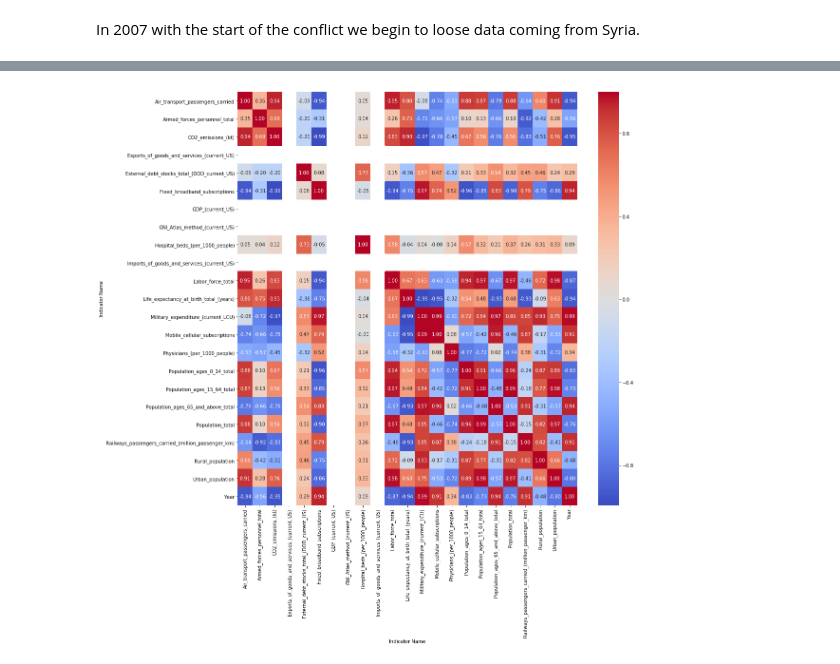
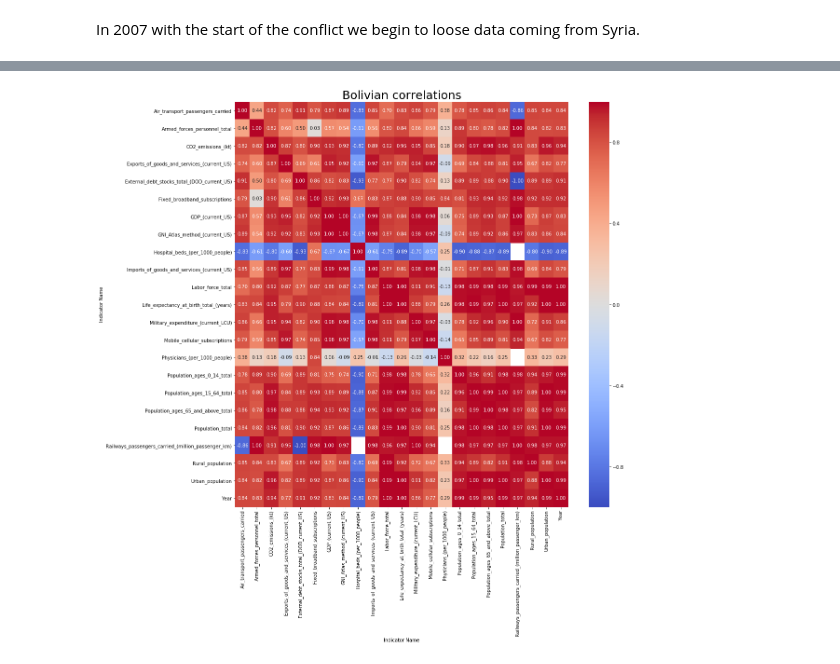
Before and after one commit to VicenteMolina/what-would-have-happened-if, a Jupyter notebook: Data_treatment.ipynb, the cells around one changed output, grey strips where cells are left out. Cells and saved outputs as stored; diff of their text form; code cells hidden in the pictures.

```diff
--- a/Data_treatment.ipynb
+++ b/Data_treatment.ipynb
@@ -291,8 +309,9 @@ df_syria_00.corr()
 # %%
 plt.figure(figsize=(16,16))
-sns.heatmap(data=df_syria_00.corr(),annot=True,fmt='.2f',cmap='coolwarm')
+sns.heatmap(data=df_bolivia.corr(),annot=True,fmt='.2f',cmap='coolwarm')
+plt.title("Bolivian correlations", fontsize = 25)
 plt.show()
 # %% [output]
-[figure, old version]
+[figure, new version]
 # %%
 plt.figure(figsize=(16,16))
```
Also changed, not shown: parts of 25 cells of this notebook.
